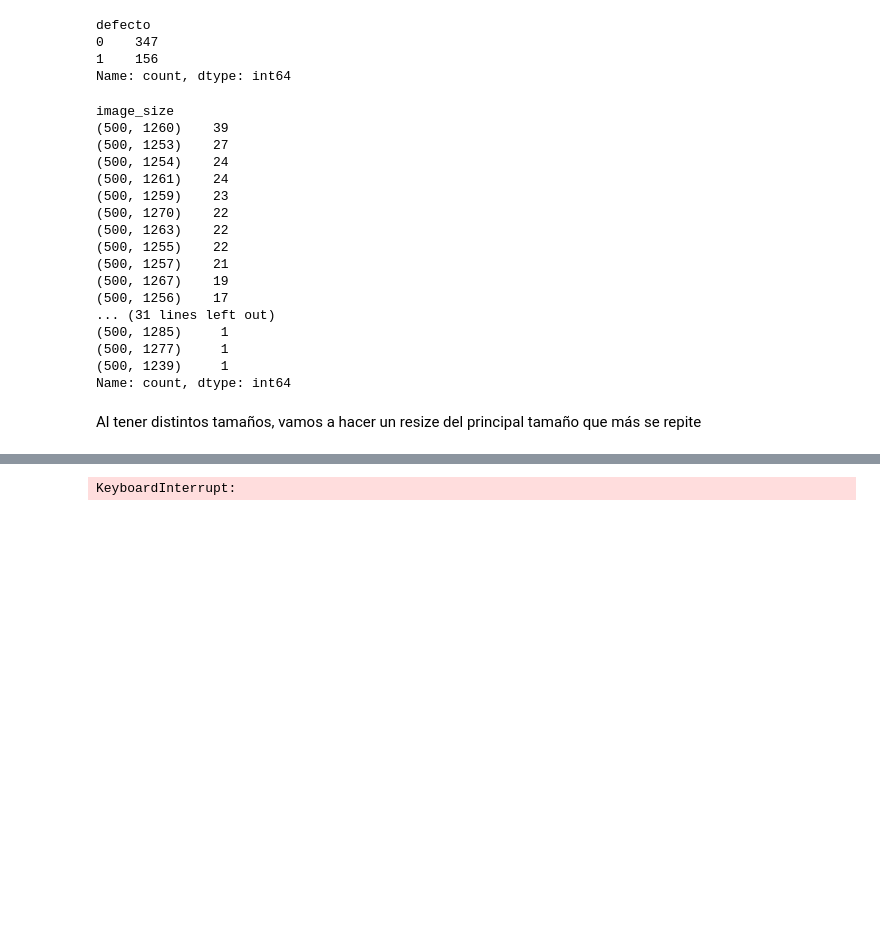
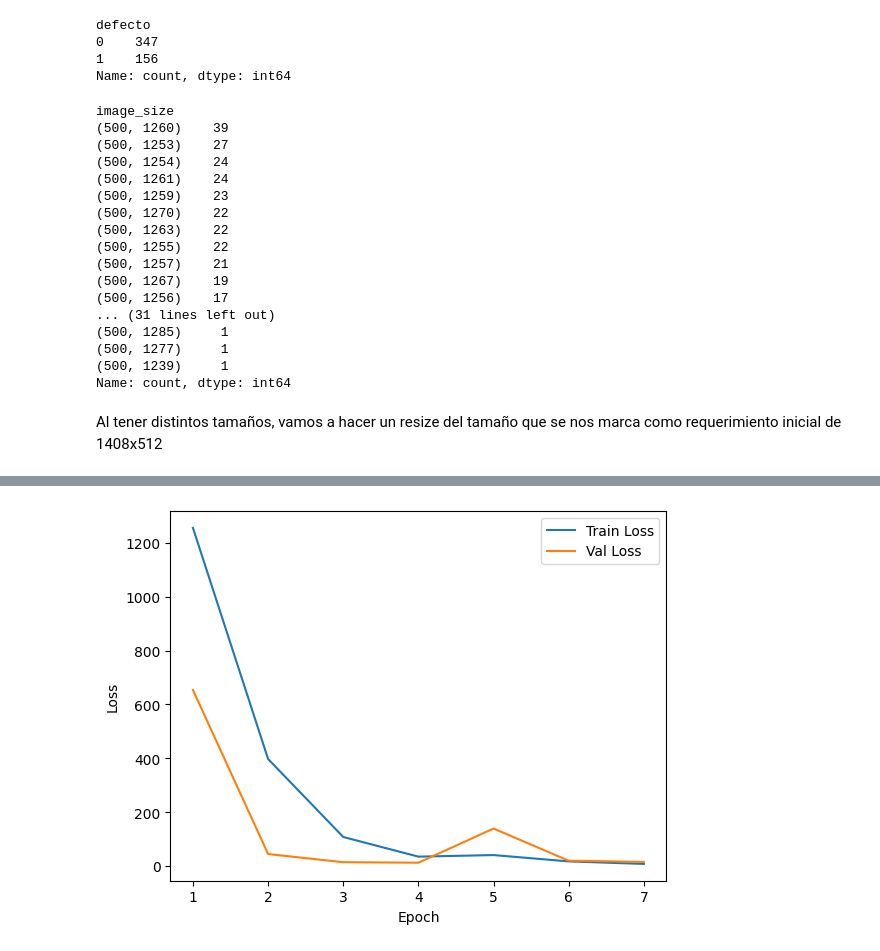
Before and after one commit to adriani94bil/Mantenimiento_Predictivo_PBL_grupo02, a Jupyter notebook: src/detection.ipynb, the cells around one changed output, grey strips where cells are left out. Drawn from its saved outputs; the diff is of its cells as text; code cells hidden in the pictures; blank space fills up the shorter version.

```diff
--- a/src/detection.ipynb
+++ b/src/detection.ipynb
@@ -101,4 +101,4 @@ image_size
 (500, 1239)     1
 Name: count, dtype: int64
 # %% [markdown]
-Al tener distintos tamaños, vamos a hacer un resize del principal tamaño que más se repite
+Al tener distintos tamaños, vamos a hacer un resize del tamaño que se nos marca como requerimiento inicial de 1408x512
@@ -144,8 +150,9 @@ class DefectDataset(Dataset):
 
 # Definir las transformaciones
 transform = transforms.Compose([
+    ConvertToRGB(),
     transforms.ToTensor(),
-    transforms.Resize((125,315)),
+    transforms.Resize((256,704)),
     transforms.Normalize((0.5,), (0.5,))
 ])
 
@@ -153,6 +160,10 @@ transform = transforms.Compose([
 train_dataset = DefectDataset(df_train, root_dir='data_augmentation', transform=transform)
 val_dataset = DefectDataset(df_val, root_dir='data_augmentation', transform=transform)
 
+# Verificar si CUDA está disponible
+device = torch.device("cuda" if torch.cuda.is_available() else "cpu")
+
+# Crear los dataloaders con num_workers
 train_loader = DataLoader(train_dataset, batch_size=32, shuffle=True)
 val_loader = DataLoader(val_dataset, batch_size=32, shuffle=False)
 
@@ -175,7 +186,7 @@ class SimpleCNN(nn.Module):
             nn.MaxPool2d(2)
         )
 
-        self.fc1 = nn.Linear(in_features=147840, out_features=200)
+        self.fc1 = nn.Linear(in_features=705600, out_features=200)
         self.drop = nn.Dropout(0.25)
         self.fc2 = nn.Linear(in_features=200, out_features=2)
 
@@ -190,9 +201,9 @@ class SimpleCNN(nn.Module):
         return out
 
 # Inicializar el modelo, la función de pérdida y el optimizador
-model = SimpleCNN()
+model = SimpleCNN().to(device)
 criterion = nn.CrossEntropyLoss()
-optimizer = optim.Adam(model.parameters(), lr=0.003)
+optimizer = optim.Adam(model.parameters(), lr=0.003, weight_decay=1e-4)
 
 # Entrenar el modelo con early stopping
 class EarlyStopper:
@@ -214,7 +225,7 @@ class EarlyStopper:
             self.best_loss = val_loss
             self.counter = 0
 
-early_stopper = EarlyStopper(patience=5, min_delta=0.001)
+early_stopper = EarlyStopper(patience=3, min_delta=0.001)
 
 num_epochs = 25
 train_losses = []
@@ -224,6 +235,8 @@ for epoch in range(num_epochs):
     model.train()
     running_loss = 0.0
     for images, labels in train_loader:
+        images, labels = images.to(device), labels.to(device)
+        #labels = torch.nn.functional.one_hot(labels, num_classes=2).float()  # Convert labels to one-hot encoding
         optimizer.zero_grad()
         outputs = model(images)
         loss = criterion(outputs, labels)
@@ -238,6 +251,8 @@ for epoch in range(num_epochs):
     val_loss = 0.0
     with torch.no_grad():
         for images, labels in val_loader:
+            images, labels = images.to(device), labels.to(device)
+            #labels = torch.nn.functional.one_hot(labels, num_classes=2).float()  # Convert labels to one-hot encoding
             outputs = model(images)
             loss = criterion(outputs, labels)
             val_loss += loss.item()
@@ -265,4 +286,4 @@ Epoch 2/25, Train Loss: -52040.5039, Val Loss: -7024.2561
-KeyboardInterrupt:
+[figure, added]
 # %%
 def visualize_true_vs_pred(y_pred,y_true,title=""):
     """
```
Also changed, not shown: parts of 4 cells of this notebook, 6 other files.
